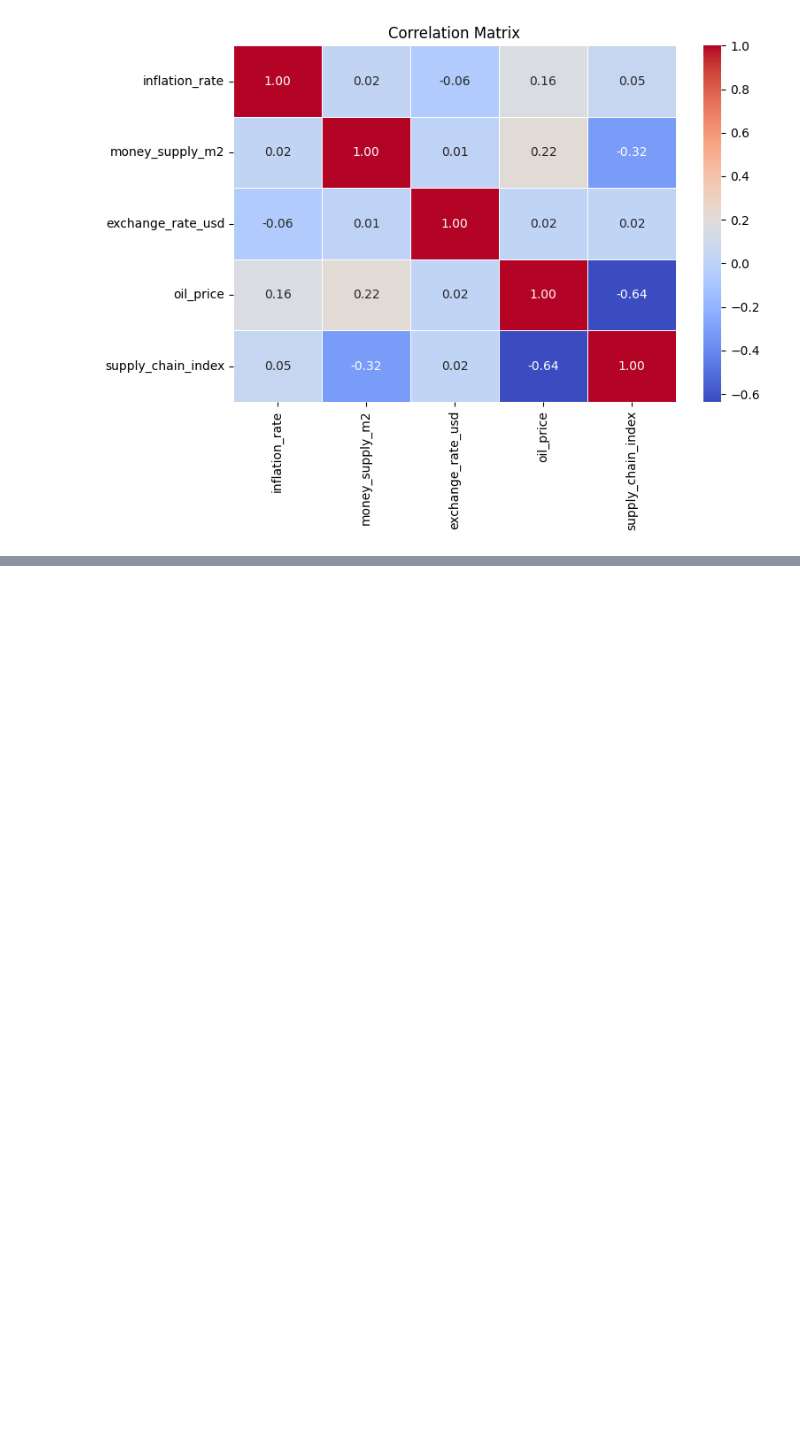
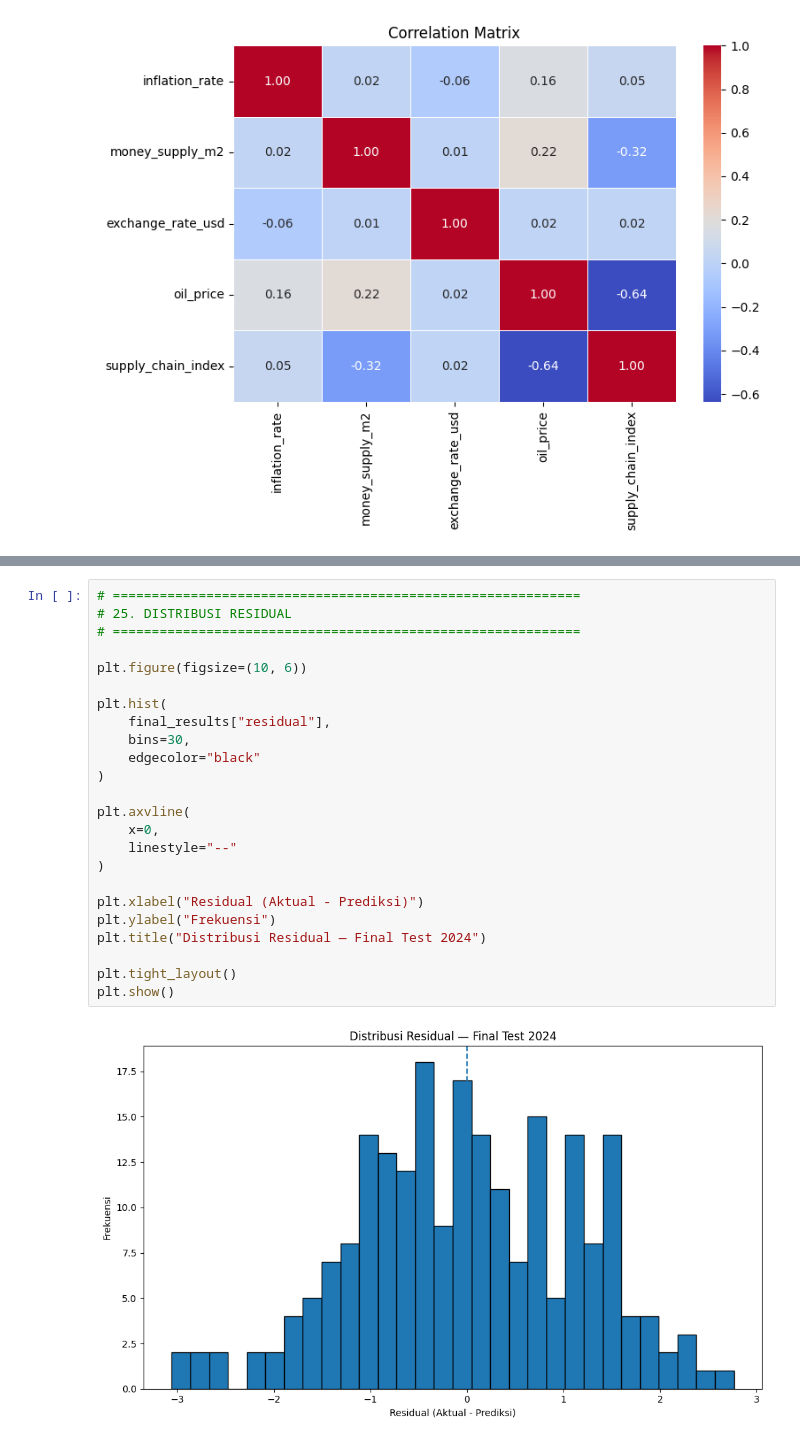
Before and after one commit to gesangamukti/global-inflation-analysis, a Jupyter notebook: globalinflationanalysispost-covid-eda-insight.ipynb, the cells around one changed output, grey strips where cells are left out. Cells and saved outputs as stored; diff of their text form; blank space fills up the shorter version.

```diff
--- a/globalinflationanalysispost-covid-eda-insight.ipynb
+++ b/globalinflationanalysispost-covid-eda-insight.ipynb
@@ -430,0 +3493,26 @@ plt.show()
+# %%
+# ============================================================
+# 25. DISTRIBUSI RESIDUAL
+# ============================================================
+
+plt.figure(figsize=(10, 6))
+
+plt.hist(
+    final_results["residual"],
+    bins=30,
+    edgecolor="black"
+)
+
+plt.axvline(
+    x=0,
+    linestyle="--"
+)
+
+plt.xlabel("Residual (Aktual - Prediksi)")
+plt.ylabel("Frekuensi")
+plt.title("Distribusi Residual — Final Test 2024")
+
+plt.tight_layout()
+plt.show()
+# %% [output]
+[figure, added]
```
Also changed, not shown: parts of 74 cells of this notebook.
